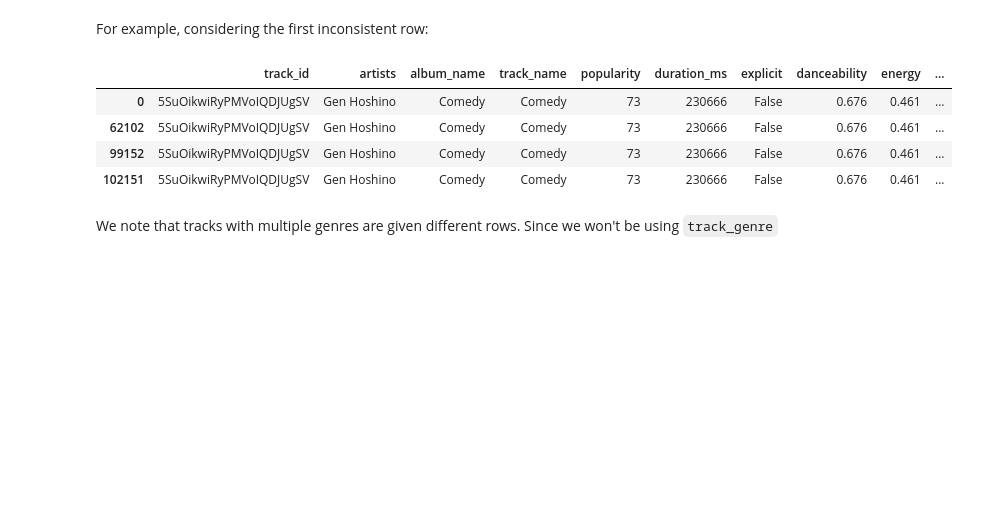
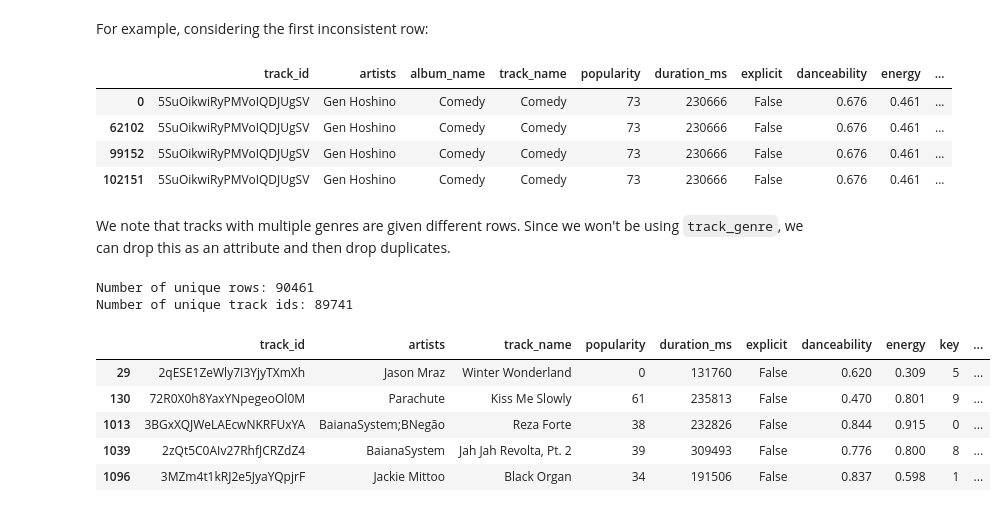
Before and after one commit to ayahusseini/spotify_success, a Jupyter notebook: pipeline/data_exploration.ipynb, the cells around one changed output. Saved outputs shown, nothing was run; the diff lists cells and outputs as text; code cells hidden in the pictures; blank space fills up the shorter version.

Commit message:
made data cleaning decisions

```diff
--- a/pipeline/data_exploration.ipynb
+++ b/pipeline/data_exploration.ipynb
@@ -237,4 +237,23 @@ inconsistent_rows[inconsistent_rows['track_id'] == '5SuOikwiRyPMVoIQDJUgSV']
 | 99152 | 5SuOikwiRyPMVoIQDJUgSV | Gen Hoshino | Comedy | Comedy | 73 | 230666 | False | 0.676 | 0.461 | ... |
 | 102151 | 5SuOikwiRyPMVoIQDJUgSV | Gen Hoshino | Comedy | Comedy | 73 | 230666 | False | 0.676 | 0.461 | ... |
 # %% [markdown]
-We note that tracks with multiple genres are given different rows. Since we won't be using `track_genre`
+We note that tracks with multiple genres are given different rows. Since we won't be using `track_genre`, we can drop this as an attribute and then drop duplicates.
+# %%
+data = data.drop(labels = ['album_name','track_genre'], axis=1)
+data = data.drop_duplicates()
+# %%
+print(f"Number of unique rows: {len(data.drop_duplicates())}")
+print(f"Number of unique track ids: {data['track_id'].nunique()}")
+# %% [output]
+Number of unique rows: 90461
+Number of unique track ids: 89741
+# %%
+duplicate_rows = data[data.duplicated(subset=['track_id'], keep=False)]
+duplicate_rows.head()
+# %% [output]
+|  | track_id | artists | track_name | popularity | duration_ms | explicit | danceability | energy | key | ... |
+| 29 | 2qESE1ZeWly7I3YjyTXmXh | Jason Mraz | Winter Wonderland | 0 | 131760 | False | 0.620 | 0.309 | 5 | ... |
+| 130 | 72R0X0h8YaxYNpegeoOl0M | Parachute | Kiss Me Slowly | 61 | 235813 | False | 0.470 | 0.801 | 9 | ... |
+| 1013 | 3BGxXQJWeLAEcwNKRFUxYA | BaianaSystem;BNegão | Reza Forte | 38 | 232826 | False | 0.844 | 0.915 | 0 | ... |
+| 1039 | 2zQt5C0AIv27RhfJCRZdZ4 | BaianaSystem | Jah Jah Revolta, Pt. 2 | 39 | 309493 | False | 0.776 | 0.800 | 8 | ... |
+| 1096 | 3MZm4t1kRJ2e5JyaYQpjrF | Jackie Mittoo | Black Organ | 34 | 191506 | False | 0.837 | 0.598 | 1 | ... |
```
Also changed, not shown: parts of 5 cells of this notebook.
